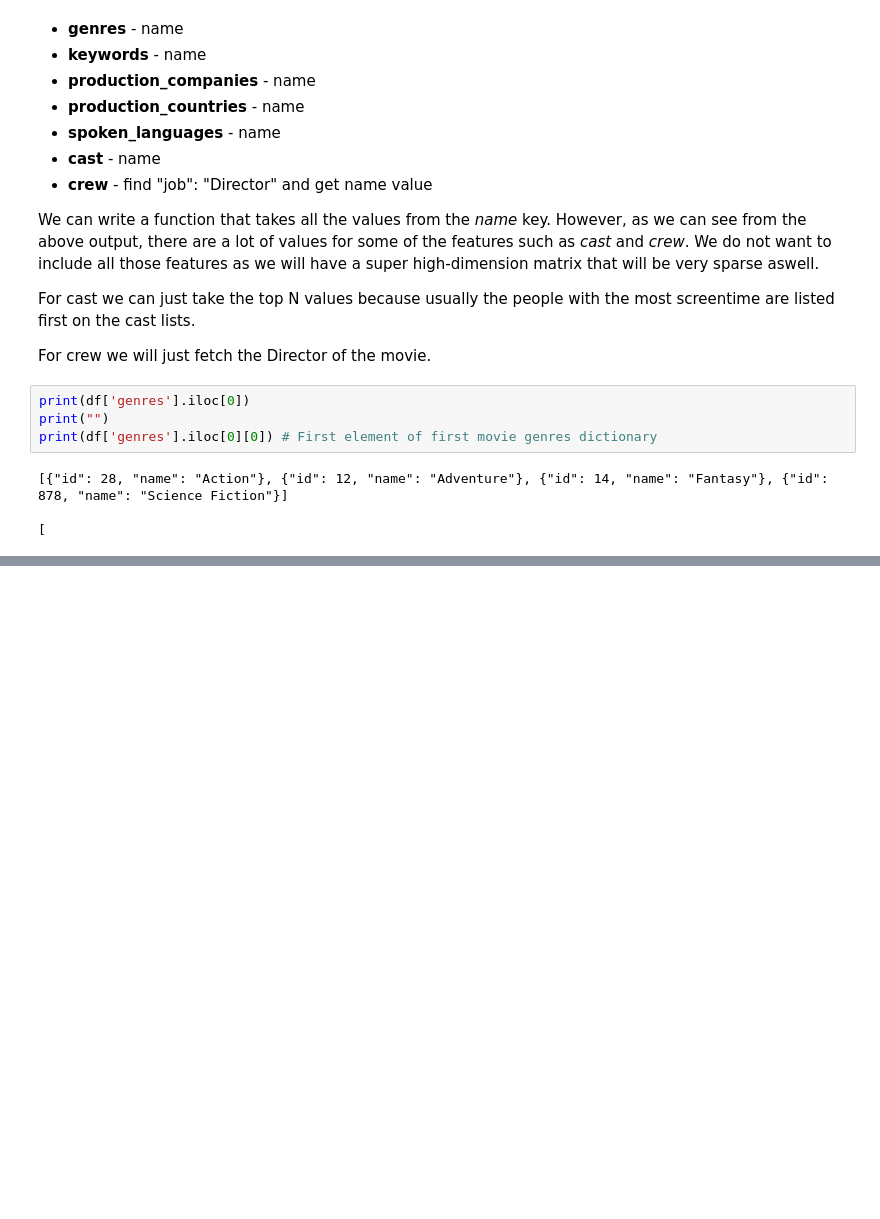
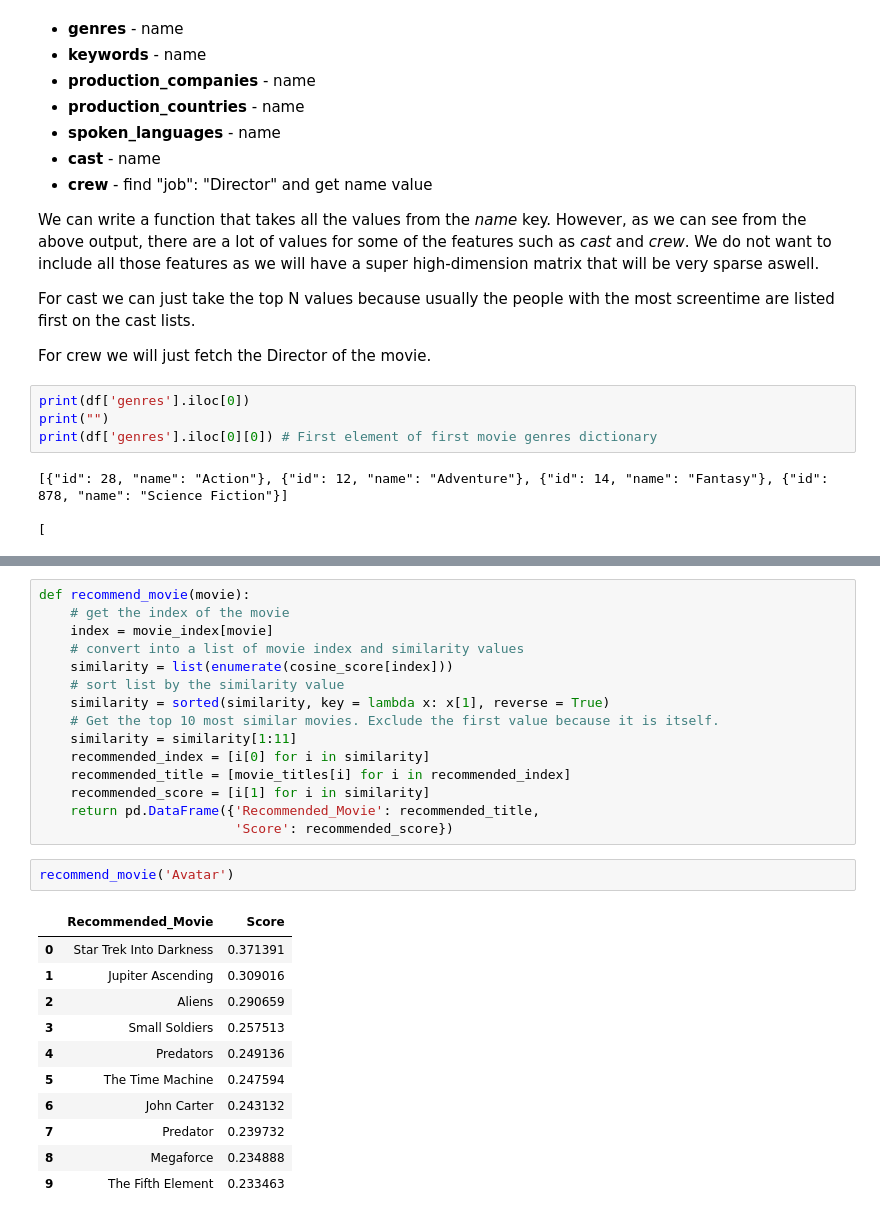
Before and after one commit to zhikaichen99/RecommenderSystems, a Jupyter notebook: Content-Based-Filtering.ipynb, the cells around one changed output, grey strips where cells are left out. Cells and saved outputs as stored; diff of their text form; blank space fills up the shorter version.

```diff
--- a/Content-Based-Filtering.ipynb
+++ b/Content-Based-Filtering.ipynb
@@ -485,0 +632,29 @@ df[dict_features].head()
+# %%
+def recommend_movie(movie):
+    # get the index of the movie
+    index = movie_index[movie]
+    # convert into a list of movie index and similarity values
+    similarity = list(enumerate(cosine_score[index]))
+    # sort list by the similarity value
+    similarity = sorted(similarity, key = lambda x: x[1], reverse = True)
+    # Get the top 10 most similar movies. Exclude the first value because it is itself.
+    similarity = similarity[1:11]
+    recommended_index = [i[0] for i in similarity]
+    recommended_title = [movie_titles[i] for i in recommended_index]
+    recommended_score = [i[1] for i in similarity]
+    return pd.DataFrame({'Recommended_Movie': recommended_title,
+                         'Score': recommended_score})
+# %%
+recommend_movie('Avatar')
+# %% [output]
+|  | Recommended_Movie | Score |
+| 0 | Star Trek Into Darkness | 0.371391 |
+| 1 | Jupiter Ascending | 0.309016 |
+| 2 | Aliens | 0.290659 |
+| 3 | Small Soldiers | 0.257513 |
+| 4 | Predators | 0.249136 |
+| 5 | The Time Machine | 0.247594 |
+| 6 | John Carter | 0.243132 |
+| 7 | Predator | 0.239732 |
+| 8 | Megaforce | 0.234888 |
+| 9 | The Fifth Element | 0.233463 |
```
Also changed, not shown: parts of 40 cells of this notebook.
